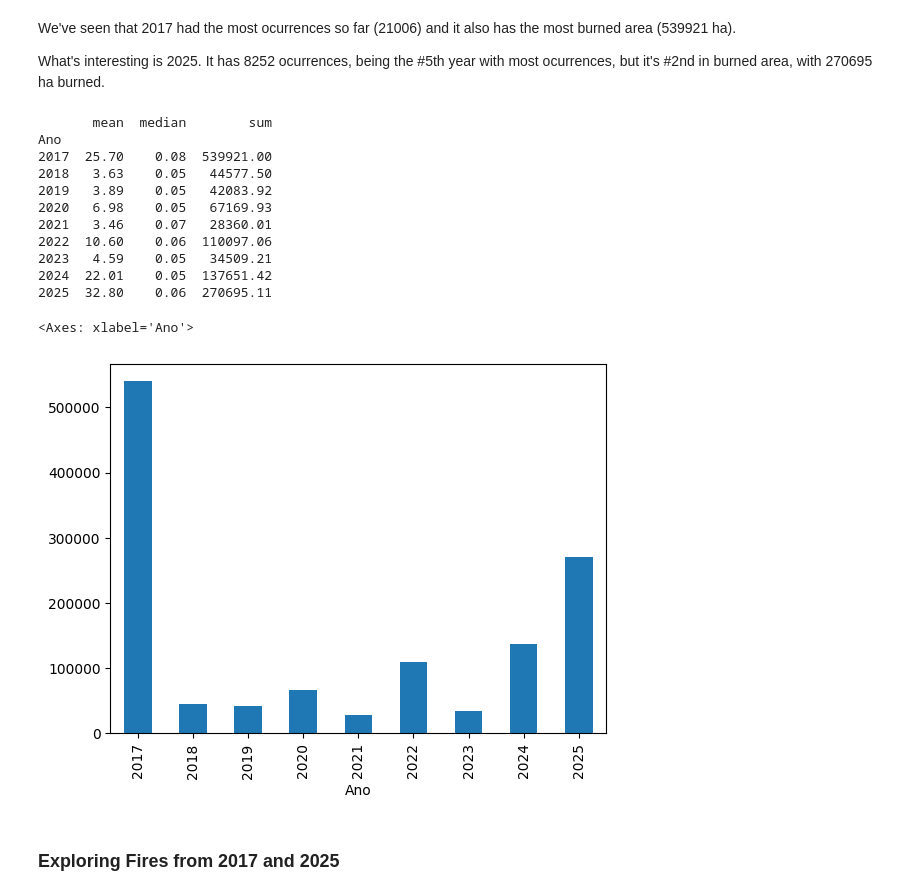
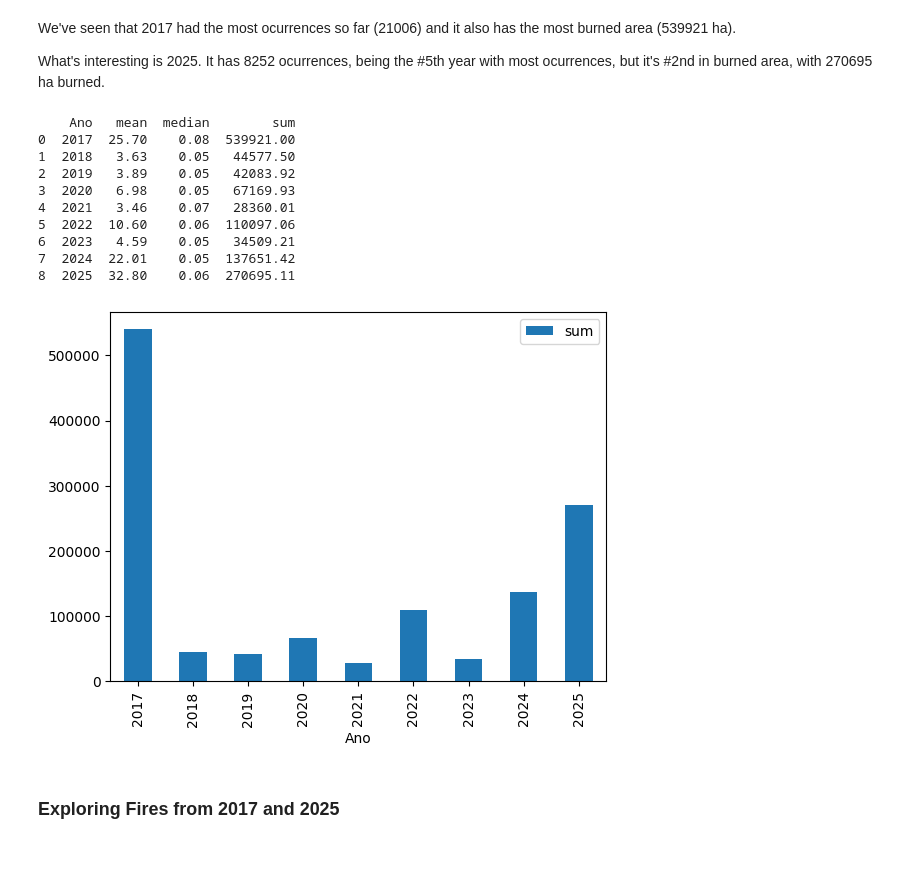
Before and after one commit to Daniel99Fonseca/wildfire-risk-portugal, a Jupyter notebook: notebooks/01_fire_data_exploration.ipynb, the cells around one changed output. Cells and saved outputs as stored; diff of their text form; code cells hidden in the pictures; blank space fills up the shorter version.

```diff
--- a/notebooks/01_fire_data_exploration.ipynb
+++ b/notebooks/01_fire_data_exploration.ipynb
@@ -113,9 +114,9 @@ dtype: object
 ### Filtering 2017-2025
 # %%
 # Filtering fires between 2017 to 2025
-fires_2017_2025 = fires[fires["Ano"].between(2017,2025)]
+fires_2017_2025_raw  = fires[fires["Ano"].between(2017,2025)]
 print(f"\n DataFrame Shape: {fires_2017_2025.shape}")
-fires_2017_2025.head()
+fires_2017_2025_raw.head()
 # %% [output]
  DataFrame Shape: (94337, 41)
 |  | Codigo_SGIF | Codigo_ANEPC | Ano | Mes | Dia | Hora | AreaPov_ha | AreaMato_ha | AreaAgric_ha | ... |
@@ -127,0 +131,2 @@ fires_2017_2025.head()
+# %%
+fires_2017_2025 = fires_2017_2025_raw.copy()
@@ -127,0 +177,6 @@ fires_2017_2025.head()
+# %%
+# Since there is 'Viana do Castelo' and 'Viana Do Castelo' , let's make them equal
+
+
+fires_2017_2025['Distrito'] = fires_2017_2025['Distrito'].replace({
+    "Viana Do Castelo": "Viana do Castelo"})
@@ -217,27 +487,31 @@ We've seen that 2017 had the most ocurrences so far (21006) and it also has the
 
 What's interesting is 2025. It has 8252 ocurrences, being the #5th year with most ocurrences, but it's #2nd in burned area, with 270695 ha burned.
 # %%
-total_area_burned_yearly = fires_2017_2025.groupby(by="Ano")["AreaTotal_ha"].agg(['mean','median','sum']).round(2)
+total_area_burned_yearly = (
+    fires_2017_2025.groupby(by="Ano")["AreaTotal_ha"]
+    .agg(['mean','median','sum'])
+    .round(2)
+    .reset_index())
 print(total_area_burned_yearly)
 # %% [output]
-       mean  median        sum
-Ano
-2017  25.70    0.08  539921.00
-2018   3.63    0.05   44577.50
-2019   3.89    0.05   42083.92
-2020   6.98    0.05   67169.93
-2021   3.46    0.07   28360.01
-2022  10.60    0.06  110097.06
-2023   4.59    0.05   34509.21
-2024  22.01    0.05  137651.42
-2025  32.80    0.06  270695.11
+    Ano   mean  median        sum
+0  2017  25.70    0.08  539921.00
+1  2018   3.63    0.05   44577.50
+2  2019   3.89    0.05   42083.92
+3  2020   6.98    0.05   67169.93
+4  2021   3.46    0.07   28360.01
+5  2022  10.60    0.06  110097.06
+6  2023   4.59    0.05   34509.21
+7  2024  22.01    0.05  137651.42
+8  2025  32.80    0.06  270695.11
 # %%
 total_area_burned_yearly.plot(x='Ano',
-                              y='AreaTotal_ha',
+                              y='sum',
                               kind='bar')
+
+plt.show()
 # %% [output]
-<Axes: xlabel='Ano'>
-[figure, old version]
+[figure, new version]
 # %% [markdown]
 ###  Exploring Fires from 2017 and 2025
 # %%
```
Also changed, not shown: parts of 43 cells of this notebook.
